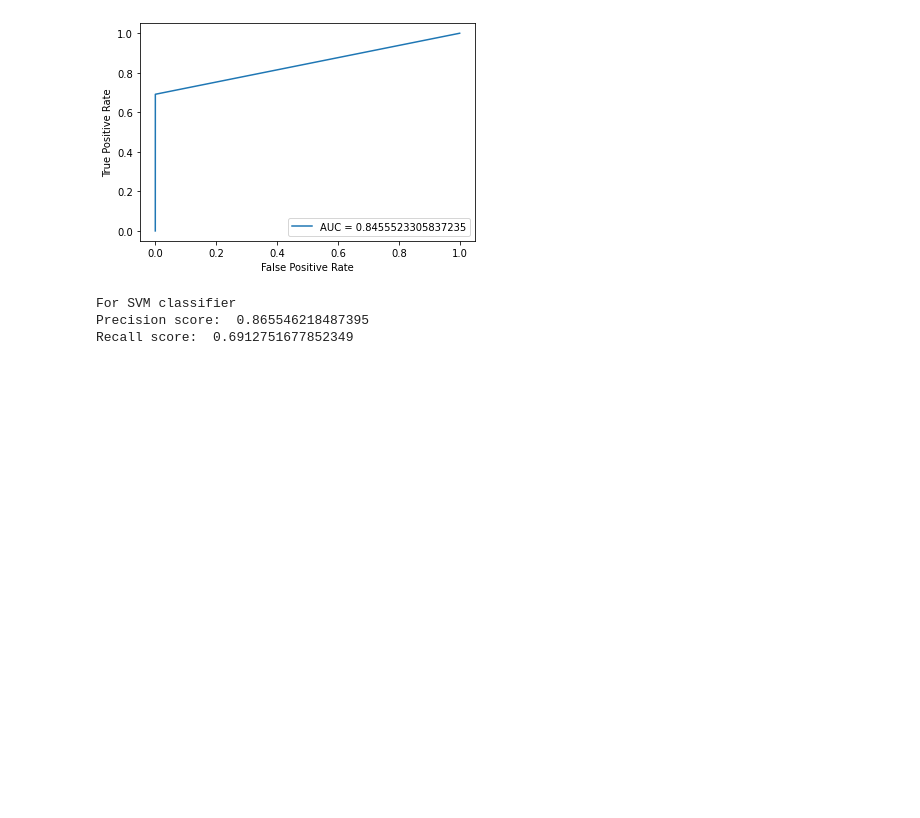
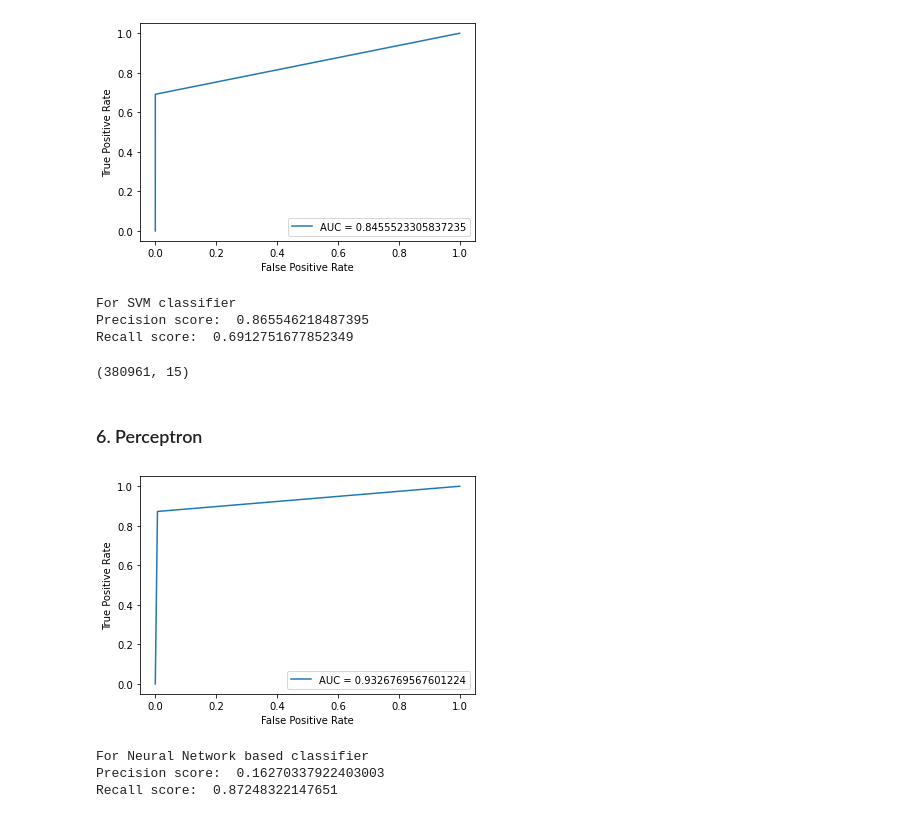
Before and after one commit to sivadhulipala1999/credit-card-fraud-detection, a Jupyter notebook: model/model_analysis.ipynb, the cells around one changed output. Drawn from its saved outputs; the diff is of its cells as text; code cells hidden in the pictures; blank space fills up the shorter version.

Commit message:
Added Perceptron based classifier and started the hyperparameter tuning of the models\

```diff
--- a/model/model_analysis.ipynb
+++ b/model/model_analysis.ipynb
@@ -384,3 +384,47 @@ print("Recall score: ", recall_score(y_test, y_predict))
 For SVM classifier
 Precision score:  0.865546218487395
 Recall score:  0.6912751677852349
+# %%
+X_train.shape
+X_train_adasyn.shape
+# %% [output]
+(380961, 15)
+# %% [markdown]
+### 6. Perceptron
+# %%
+from tensorflow import keras
+from keras.models import Sequential
+from keras.layers import Dense
+from keras.wrappers.scikit_learn import KerasClassifier
+from sklearn.model_selection import StratifiedKFold
+
+def create_model():
+    model = Sequential()
+    model.add(Dense(15, input_dim=15, activation='relu'))
+    model.add(Dense(1, activation='sigmoid'))
+    model.compile(loss='binary_crossentropy', optimizer='adam', metrics=['accuracy'])
+    return model
+
+estimator = KerasClassifier(build_fn=create_model, epochs=100, batch_size=5, verbose=0)
+kfold = StratifiedKFold(n_splits=10, shuffle=True)
+estimator.fit(X_train_adasyn, y_train_adasyn)
+y_predict = estimator.predict(X_test)
+
+fpr, tpr, _ = roc_curve(y_test, y_predict)
+auc = roc_auc_score(y_test, y_predict)
+
+
+plt.plot(fpr, tpr, label="AUC = " + str(auc))
+plt.ylabel('True Positive Rate')
+plt.xlabel('False Positive Rate')
+plt.legend(loc=4)
+plt.show()
+
+print("For Neural Network based classifier")
+print("Precision score: ", precision_score(y_test, y_predict))
+print("Recall score: ", recall_score(y_test, y_predict))
+# %% [output]
+[figure, added]
+For Neural Network based classifier
+Precision score:  0.16270337922403003
+Recall score:  0.87248322147651
```
Also changed, not shown: parts of 13 cells of this notebook.
